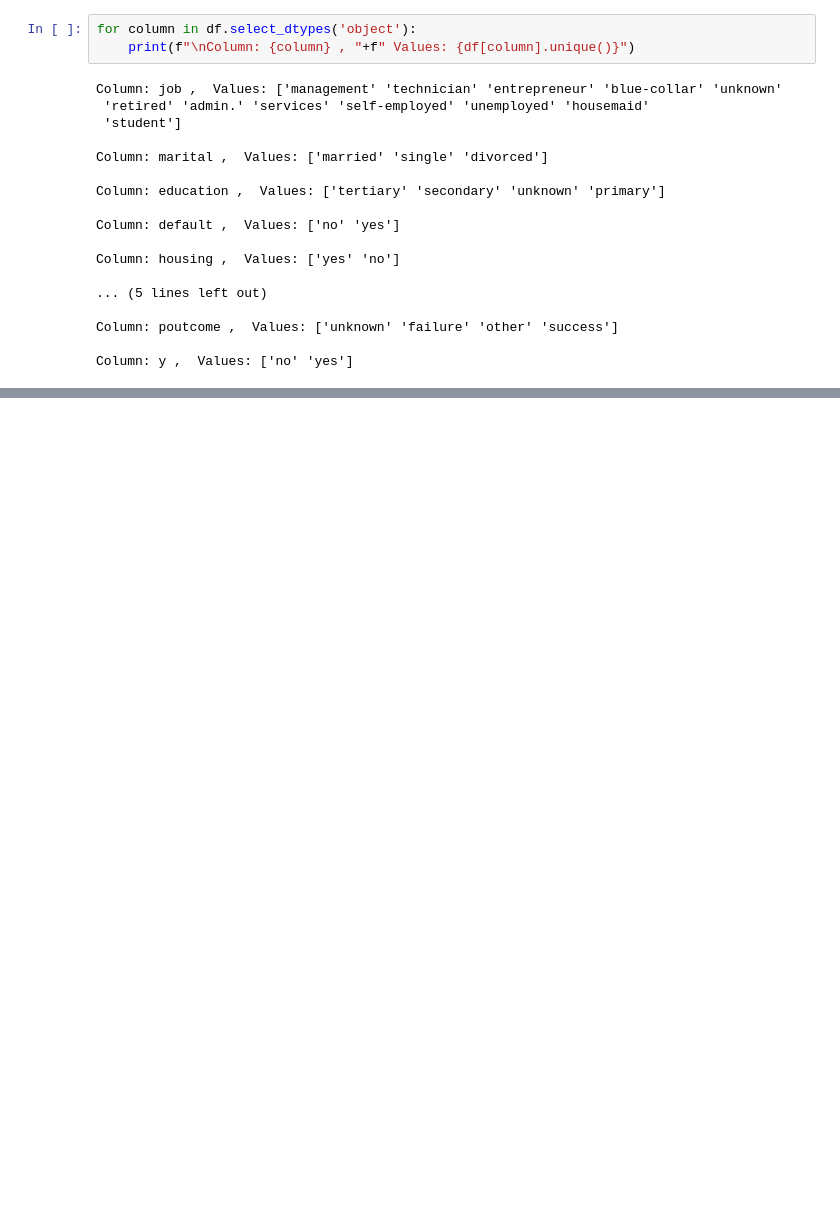
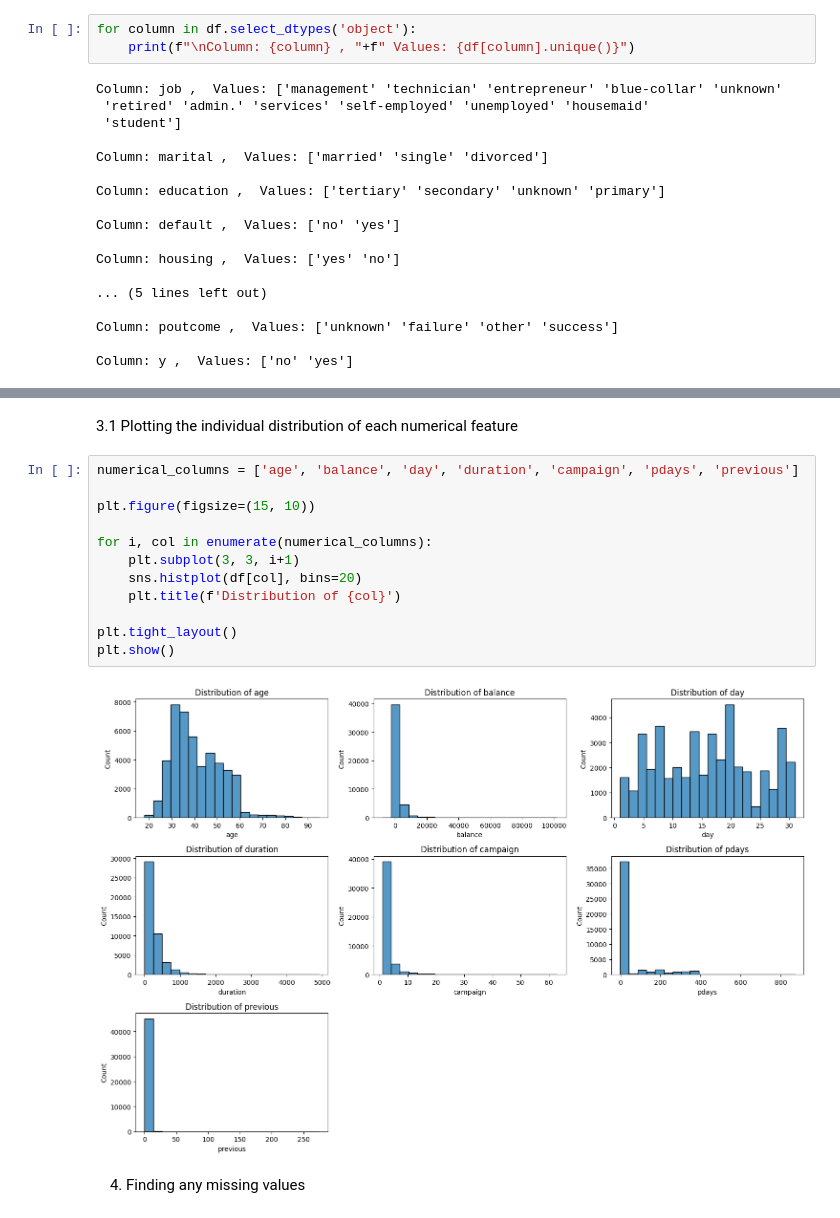
Before and after one commit to VirunaVidaswin/Machine-Learning, a Jupyter notebook: Machine_Learning.ipynb, the cells around one changed output, grey strips where cells are left out. Cells and saved outputs as stored; diff of their text form; blank space fills up the shorter version.

```diff
--- a/Machine_Learning.ipynb
+++ b/Machine_Learning.ipynb
@@ -62,3 +100,21 @@ Missing values
+# %% [markdown]
+3.1 Plotting the individual distribution of each numerical feature
+# %%
+numerical_columns = ['age', 'balance', 'day', 'duration', 'campaign', 'pdays', 'previous']
+
+plt.figure(figsize=(15, 10))
+
+for i, col in enumerate(numerical_columns):
+    plt.subplot(3, 3, i+1)
+    sns.histplot(df[col], bins=20)
+    plt.title(f'Distribution of {col}')
+
+plt.tight_layout()
+plt.show()
+# %% [output]
+[figure, added]
+# %% [markdown]
+4. Finding any missing values
 # %%
 missing_values = df.isnull().sum()
 print(missing_values)
```
Also changed, not shown: parts of 34 cells of this notebook.
